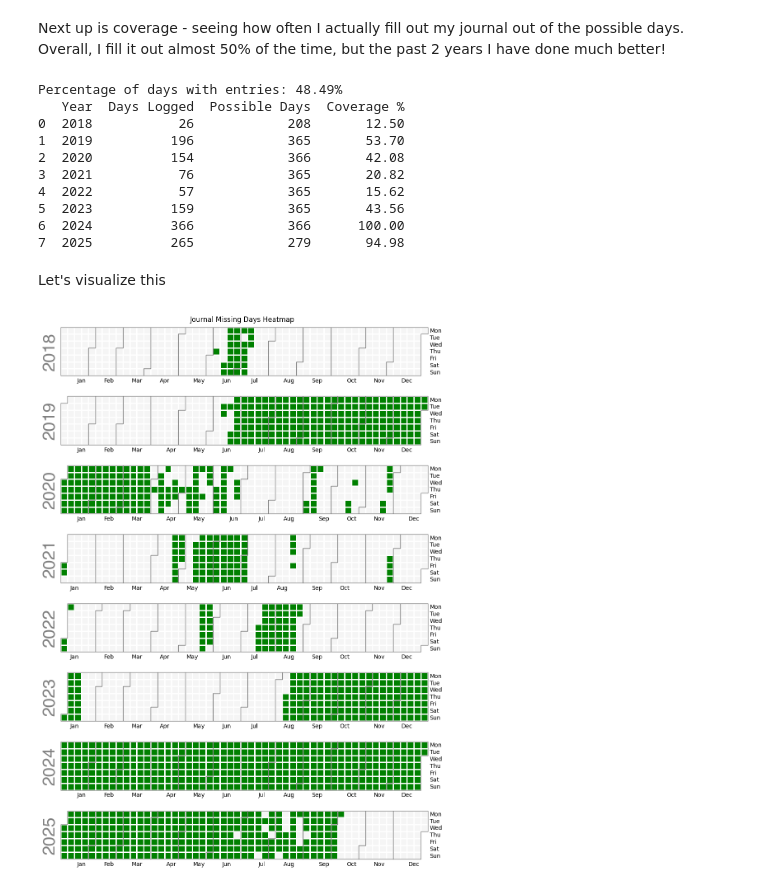
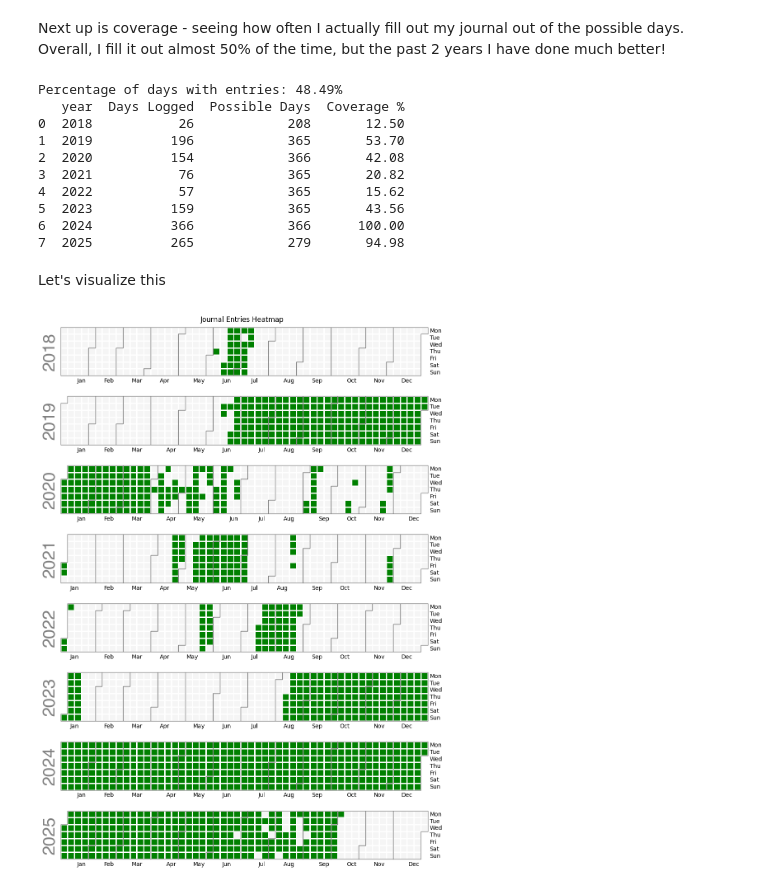
Before and after one commit to jacobychang/Daily-Sentence-NLP, a Jupyter notebook: notebooks/02_eda.ipynb, the cells around one changed output. Drawn from its saved outputs; the diff is of its cells as text; code cells hidden in the pictures.

```diff
--- a/notebooks/02_eda.ipynb
+++ b/notebooks/02_eda.ipynb
@@ -4,7 +4,7 @@
 import pandas as pd
 
 df = pd.read_excel('../data/cleaned/daily_sentences_cleaned.xlsx')
-df['month'] = df['Date'].dt.month
+df['mo'] = df['date'].dt.month
 # %% [markdown]
 View different frequencies of my entries
 # %%
@@ -29,0 +32,28 @@ df.groupby(['Day']).size().plot(kind='bar', title='Entries by Day of Month')
+# %%
+# 1. Extract day of week number (Monday=0, Sunday=6)
+df['dayofweek_num'] = df['date'].dt.dayofweek
+
+# 2. Map to names
+df['dayofweek'] = df['dayofweek_num'].map({
+    0: 'Monday',
+    1: 'Tuesday',
+    2: 'Wednesday',
+    3: 'Thursday',
+    4: 'Friday',
+    5: 'Saturday',
+    6: 'Sunday'
+})
+
+# 3. Define the correct weekday order
+order = ['Monday', 'Tuesday', 'Wednesday', 'Thursday', 'Friday', 'Saturday', 'Sunday']
+
+# 4. Make 'dayofweek' an ordered categorical
+df['dayofweek'] = pd.Categorical(df['dayofweek'], categories=order, ordered=True)
+
+# 5. Now group and plot
+(
+    df.groupby('dayofweek', observed=False)
+      .size()
+      .reindex(order)
+      .plot(kind='bar', title='Entries by Day of Week')
+)
@@ -48,8 +81,8 @@ Average word count per entry: 15.29
 Next up is coverage - seeing how often I actually fill out my journal out of the possible days.
 Overall, I fill it out almost 50% of the time, but the past 2 years I have done much better!
 # %%
-start_date = df['Date'].min()
-end_date = df['Date'].max()
+start_date = df['date'].min()
+end_date = df['date'].max()
 total_days = (end_date - start_date).days + 1
 total_entries = df.shape[0]
 percentage_filled = (total_entries / total_days) * 100
@@ -58,7 +91,7 @@ print(f"Percentage of days with entries: {percentage_filled:.2f}%")
 # Function to compute year coverage
 def year_coverage(df):
     coverage = []
-    for year, group in df.groupby('Year'):
+    for year, group in df.groupby('year'):
         start = pd.Timestamp(year=year, month=1, day=1)
         end = pd.Timestamp(year=year, month=12, day=31)
 
@@ -67,9 +100,9 @@ def year_coverage(df):
         end = min(end, end_date)
 
         total_days = (end - start).days + 1
-        actual_days = group['Date'].nunique()
+        actual_days = group['date'].nunique()
         percent = (actual_days / total_days) * 100
-        coverage.append({'Year': year, 'Days Logged': actual_days,
+        coverage.append({'year': year, 'Days Logged': actual_days,
                          'Possible Days': total_days, 'Coverage %': round(percent, 2)})
     return pd.DataFrame(coverage)
 
@@ -77,7 +110,7 @@ coverage_df = year_coverage(df)
 print(coverage_df)
 # %% [output]
 Percentage of days with entries: 48.49%
-   Year  Days Logged  Possible Days  Coverage %
+   year  Days Logged  Possible Days  Coverage %
 0  2018           26            208       12.50
 1  2019          196            365       53.70
 2  2020          154            366       42.08
@@ -91,22 +124,22 @@ Let's visualize this
 # %%
 import calplot
 import matplotlib.pyplot as plt
 from matplotlib.colors import ListedColormap
 
-daily = df.groupby('Date').size()  # counts per day
-daily = daily.reindex(pd.date_range(df['Date'].min(), df['Date'].max()), fill_value=0)
+daily = df.groupby('date').size()  # counts per day
+daily = daily.reindex(pd.date_range(df['date'].min(), df['date'].max()), fill_value=0)
 binary_daily = daily.copy()
 binary_daily[binary_daily > 0] = 1
 
 cmap = ListedColormap(['lightgrey', 'green'])  # 0=missing, 1=written
 calplot.calplot(
     binary_daily,
     cmap=cmap,
     vmin=0,
     vmax=1,
-    suptitle='Journal Missing Days Heatmap',
+    suptitle='Journal Entries Heatmap',
     colorbar=False
 )
 plt.show()
 # %% [output]
-[figure, old version]
+[figure, new version]
```
Also changed, not shown: parts of 8 cells of this notebook, 8 other files.
